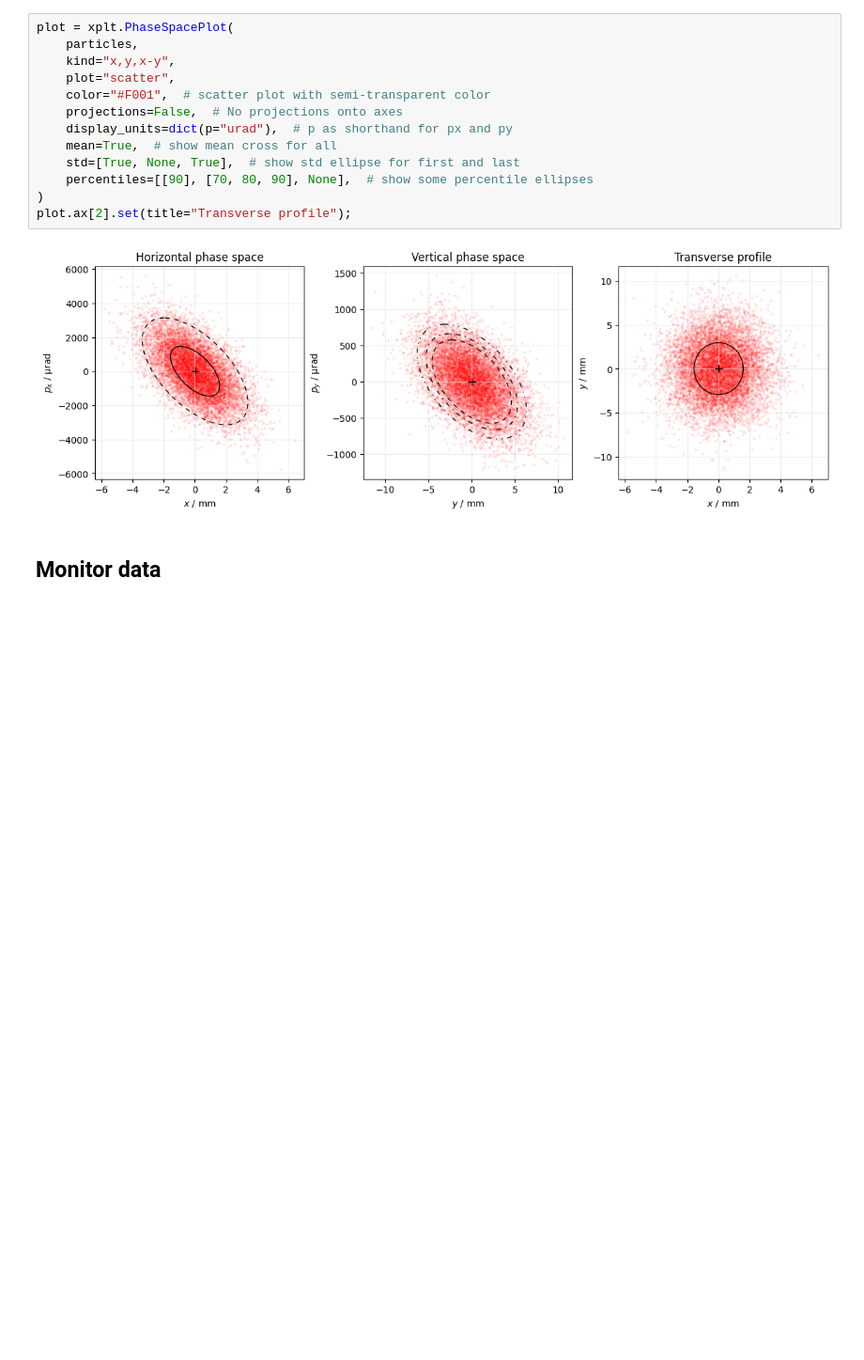
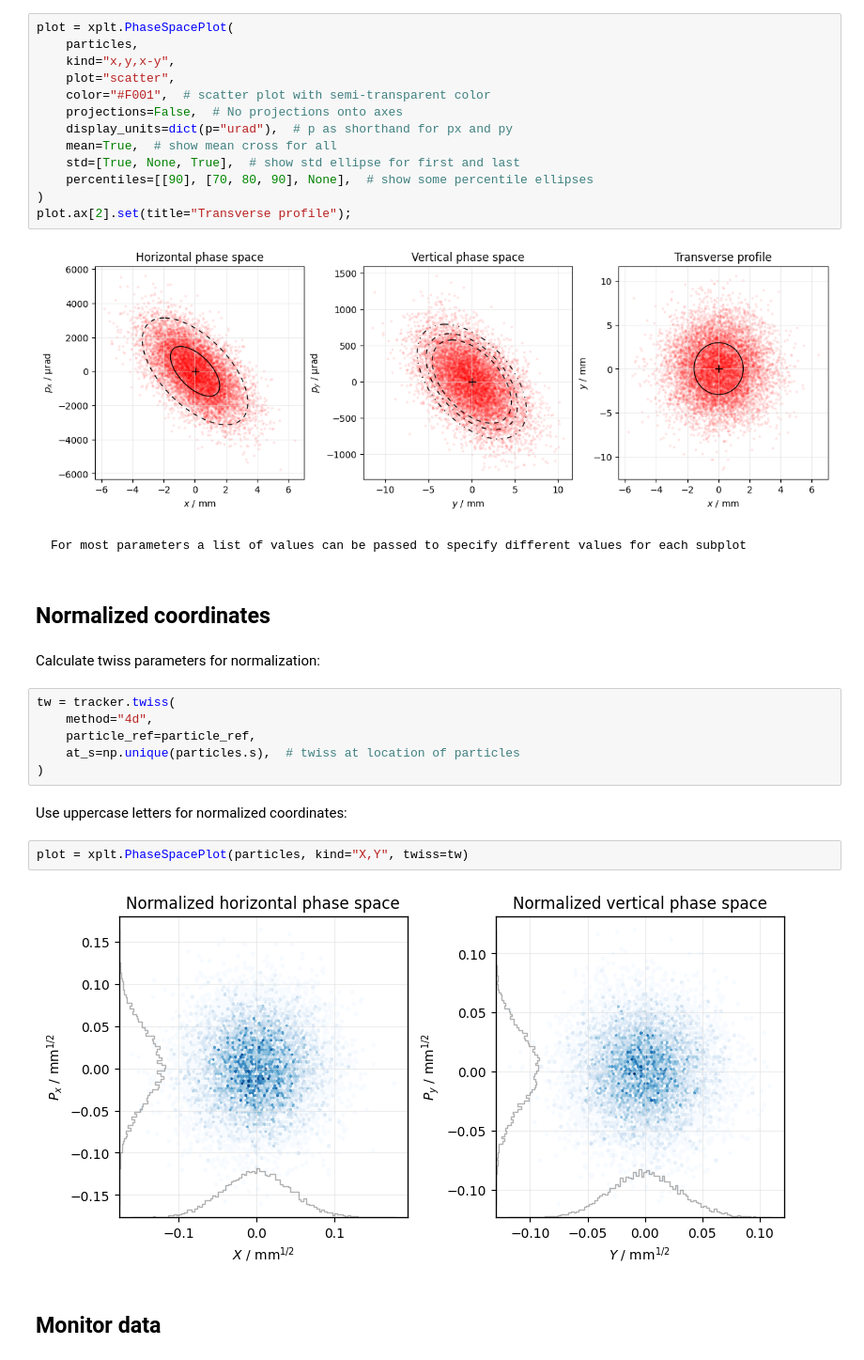
Before and after one commit to xsuite/xplt, a Jupyter notebook: examples/phasespace.ipynb, the cells around one changed output. Shown at 94% size. Saved outputs shown, nothing was run; the diff lists cells and outputs as text; blank space fills up the shorter version.

Commit message:
Add normalized coordinates

````diff
--- a/examples/phasespace.ipynb
+++ b/examples/phasespace.ipynb
@@ -86,6 +86,26 @@ plot = xplt.PhaseSpacePlot(
 plot.ax[2].set(title="Transverse profile");
 # %% [output]
 [figure]
+# %% [markdown]
+```{tip}
+For most parameters a list of values can be passed to specify different values for each subplot
+```
+# %% [markdown]
+## Normalized coordinates
+# %% [markdown]
+Calculate twiss parameters for normalization:
+# %%
+tw = tracker.twiss(
+    method="4d",
+    particle_ref=particle_ref,
+    at_s=np.unique(particles.s),  # twiss at location of particles
+)
+# %% [markdown]
+Use uppercase letters for normalized coordinates:
+# %%
+plot = xplt.PhaseSpacePlot(particles, kind="X,Y", twiss=tw)
+# %% [output]
+[figure, added]
 # %% [markdown]
 ## Monitor data
 # %% [markdown]
````
Also changed, not shown: parts of 1 cell of this notebook, 3 other files.
